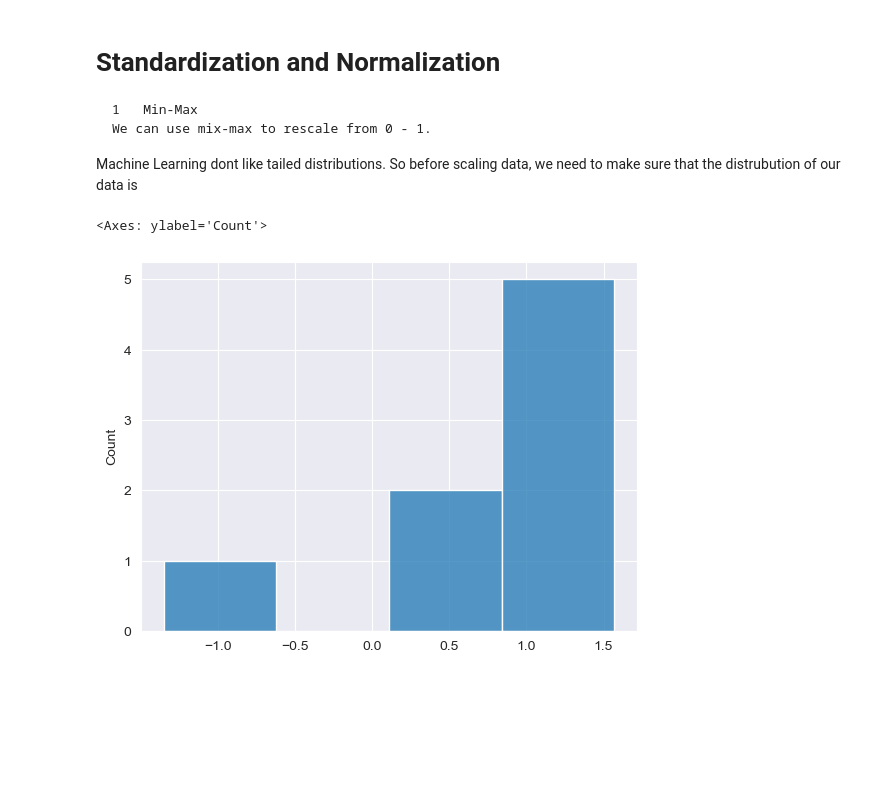
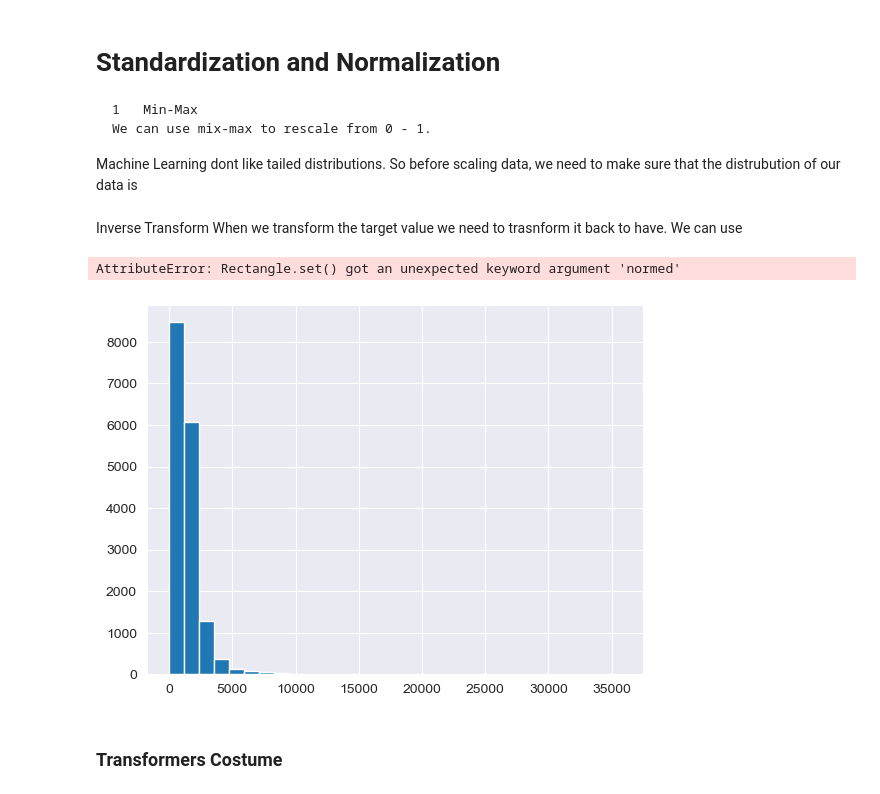
Before and after one commit to joluna113/ml, a Jupyter notebook: HMLWSKT/Chapter2.ipynb, the cells around one changed output. Saved outputs shown, nothing was run; the diff lists cells and outputs as text; code cells hidden in the pictures; blank space fills up the shorter version.

```diff
--- a/HMLWSKT/Chapter2.ipynb
+++ b/HMLWSKT/Chapter2.ipynb
@@ -218,7 +212,13 @@ housing_num_min_max = min_max_scaler.fit_transform(housing_num)
 from sklearn.preprocessing import StandardScaler
 std_scaler = StandardScaler()
 housing_num_std_scaler = std_scaler.fit_transform(housing_num)
-sns.histplot( housing_num_std_scaler[0])
-# %% [output]
-<Axes: ylabel='Count'>
-[figure, removed]
+# %% [markdown]
+Inverse Transform
+When we transform the target value we need to trasnform it back to have. We can use
+# %%
+from sklearn.preprocessing import FunctionTransformer
+log_transformer = FunctionTransformer(np.log, inverse_func=np.exp)
+plt.hist(housing["population"], bins=30, normed=True)
+# %% [output]
+AttributeError: Rectangle.set() got an unexpected keyword argument 'normed'
+[figure, added]
@@ -224,0 +243,2 @@ sns.histplot( housing_num_std_scaler[0])
+# %% [markdown]
+### Transformers Costume
```
Also changed, not shown: parts of 30 cells of this notebook, 2 other files.
